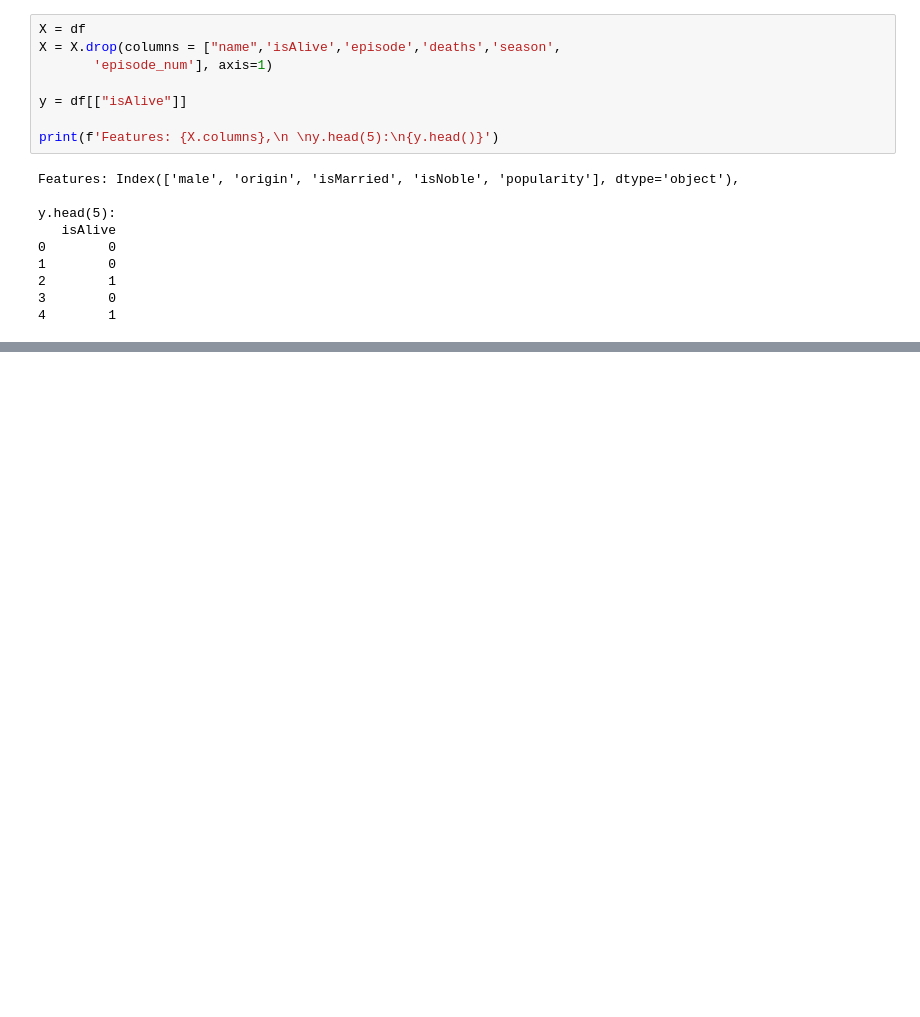
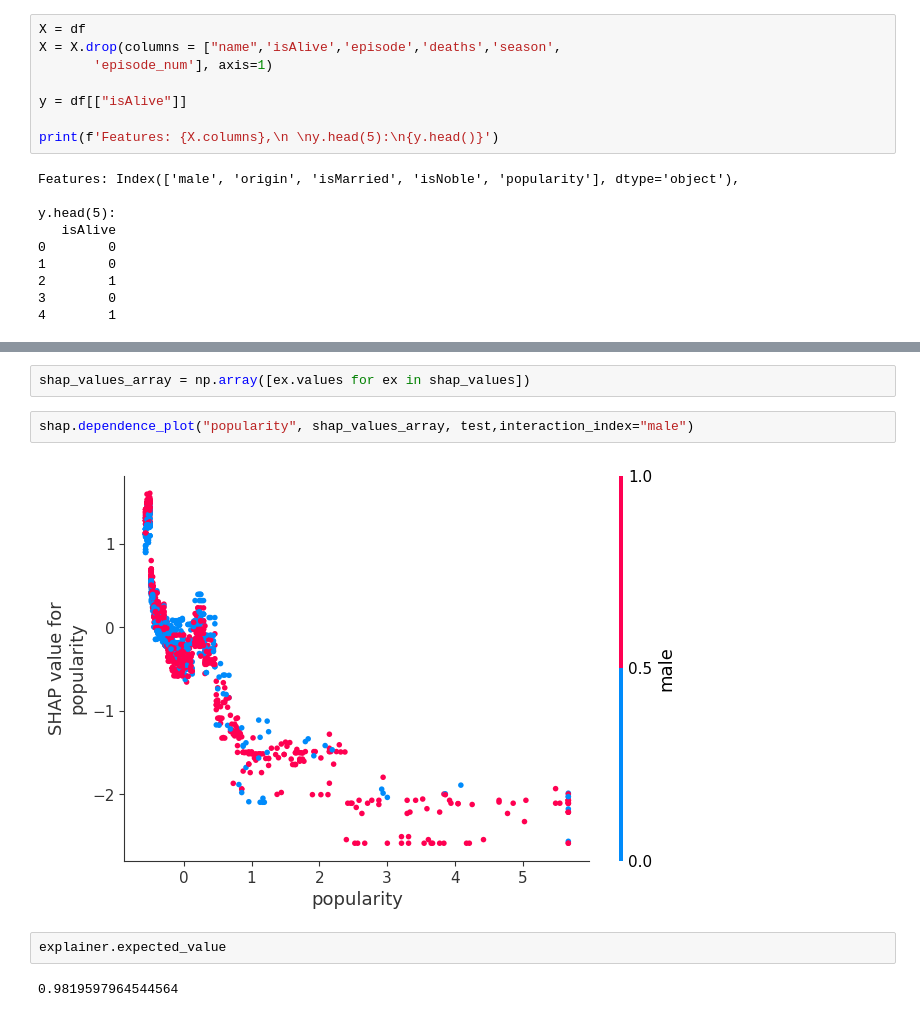
Before and after one commit to franziskasteger/game-of-thrones-survival, a Jupyter notebook: notebooks/Carmen_SHAP_model_interpretability.ipynb, the cells around one changed output, grey strips where cells are left out. Saved outputs shown, nothing was run; the diff lists cells and outputs as text; blank space fills up the shorter version.

```diff
--- a/notebooks/Carmen_SHAP_model_interpretability.ipynb
+++ b/notebooks/Carmen_SHAP_model_interpretability.ipynb
@@ -56,0 +141,10 @@ y.head(5):
+# %%
+shap_values_array = np.array([ex.values for ex in shap_values])
+# %%
+shap.dependence_plot("popularity", shap_values_array, test,interaction_index="male")
+# %% [output]
+[figure, added]
+# %%
+explainer.expected_value
+# %% [output]
+0.9819597964544564
```
Also changed, not shown: parts of 28 cells of this notebook.
